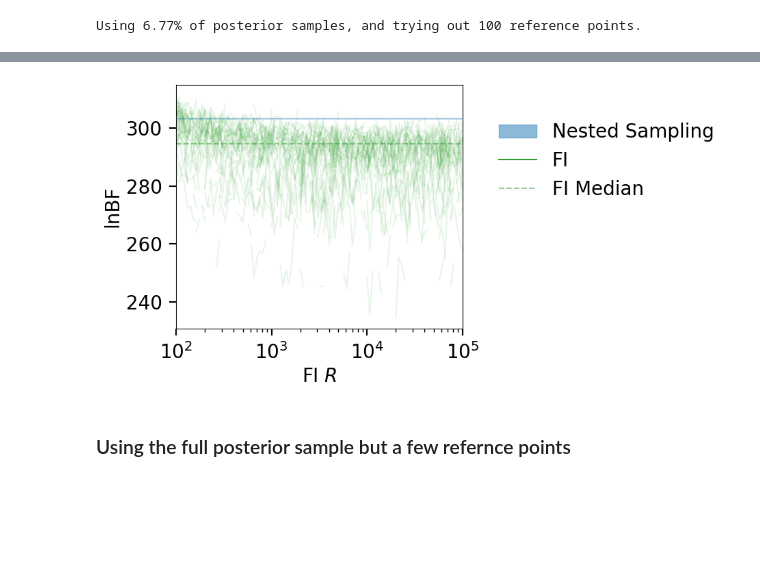
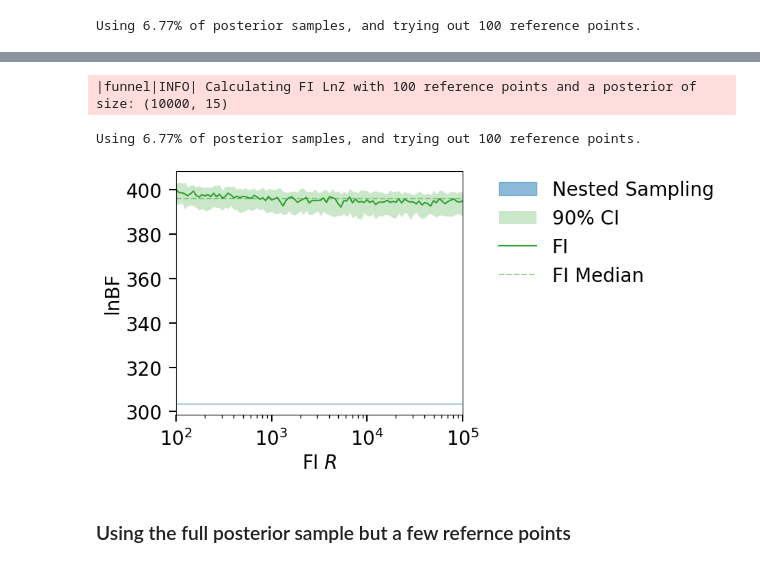
Before and after one commit to avivajpeyi/funnel, a Jupyter notebook: docs/examples/lvk.ipynb, the cells around one changed output, grey strips where cells are left out. Cells and saved outputs as stored; diff of their text form; code cells hidden in the pictures; blank space fills up the shorter version.

Commit message:
add info

```diff
--- a/docs/examples/lvk.ipynb
+++ b/docs/examples/lvk.ipynb
@@ -163,8 +173,37 @@ fig.gca().set_ylabel("lnBF");
-# %%
-fig = plot_fi_evidence_results(**plt_kwgs, plot_all_lnzs=True, plt_kwgs=dict(alpha=.1))
-fig.gca().set_ylabel("lnBF");
-# %% [output]
-[figure, removed]
+# %%
+OUTDIR = 'out_GW150914_downsampled_no_calib'
+CLEAN = True
+if os.path.exists(OUTDIR) and CLEAN:
+    shutil.rmtree(OUTDIR)
+os.makedirs(OUTDIR, exist_ok=True)
+
+
+
+
+
+# USING DOWNSAMPLED POSTERIOR SAMPLES
+N_SAMP = 10000
+N_REF_POINTS = 10
+post = GW150914_data.posterior.sample(N_SAMP, weights=np.exp(GW150914_data.posterior.log_likelihood))
+print(f"Using {100*(len(post)/len(GW150914_data.posterior)):.2f}% of posterior samples, and trying out {N_REF_POINTS} reference points.")
+
+# post = post.drop(columns=calib_params)
+
+lnzs, r_vals, _ = get_fi_lnz_list(
+    post,
+    num_ref_params=N_REF_POINTS,
+    r_vals=np.geomspace(1e2, 1e5, 10),
+    cache_fn=f'{OUTDIR}/lnzs.npz',
+    weight_samples_by_lnl=True,
+)
+
+plt_kwgs = dict(lnzs=lnzs, r_vals=r_vals,sampling_lnz=[GW150914_data.lnBF])
+fig = plot_fi_evidence_results(**plt_kwgs, plot_all_lnzs=False, plt_kwgs=dict(alpha=.1))
+fig.gca().set_ylabel("lnBF");
+# %% [output]
+|funnel|INFO| Calculating FI LnZ with 100 reference points and a posterior of size: (10000, 15)
+Using 6.77% of posterior samples, and trying out 100 reference points.
+[figure, added]
 # %% [markdown]
 ### Using the full posterior sample but a few refernce points
 # %%
```
Also changed, not shown: parts of 6 cells of this notebook, 5 other files.
